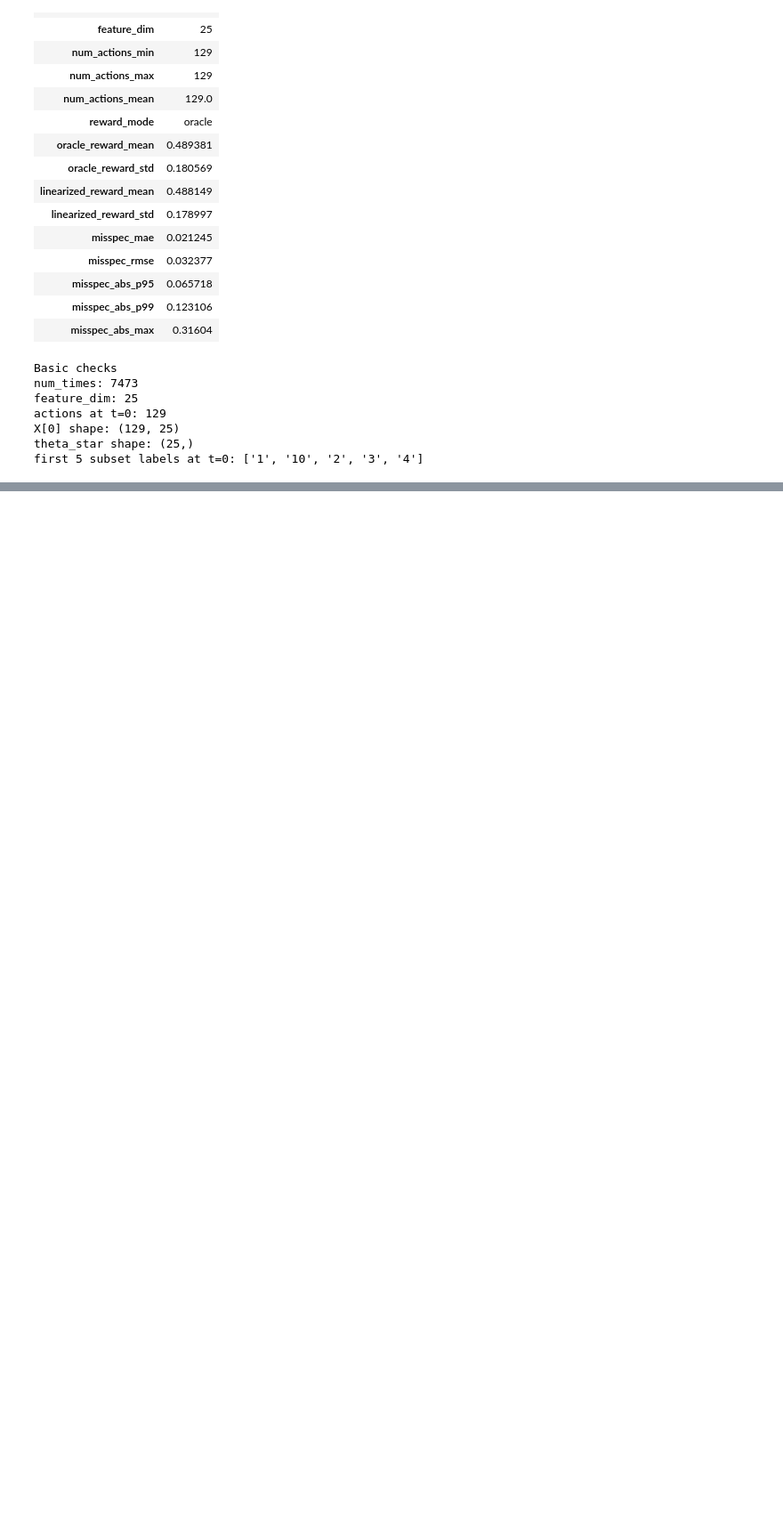
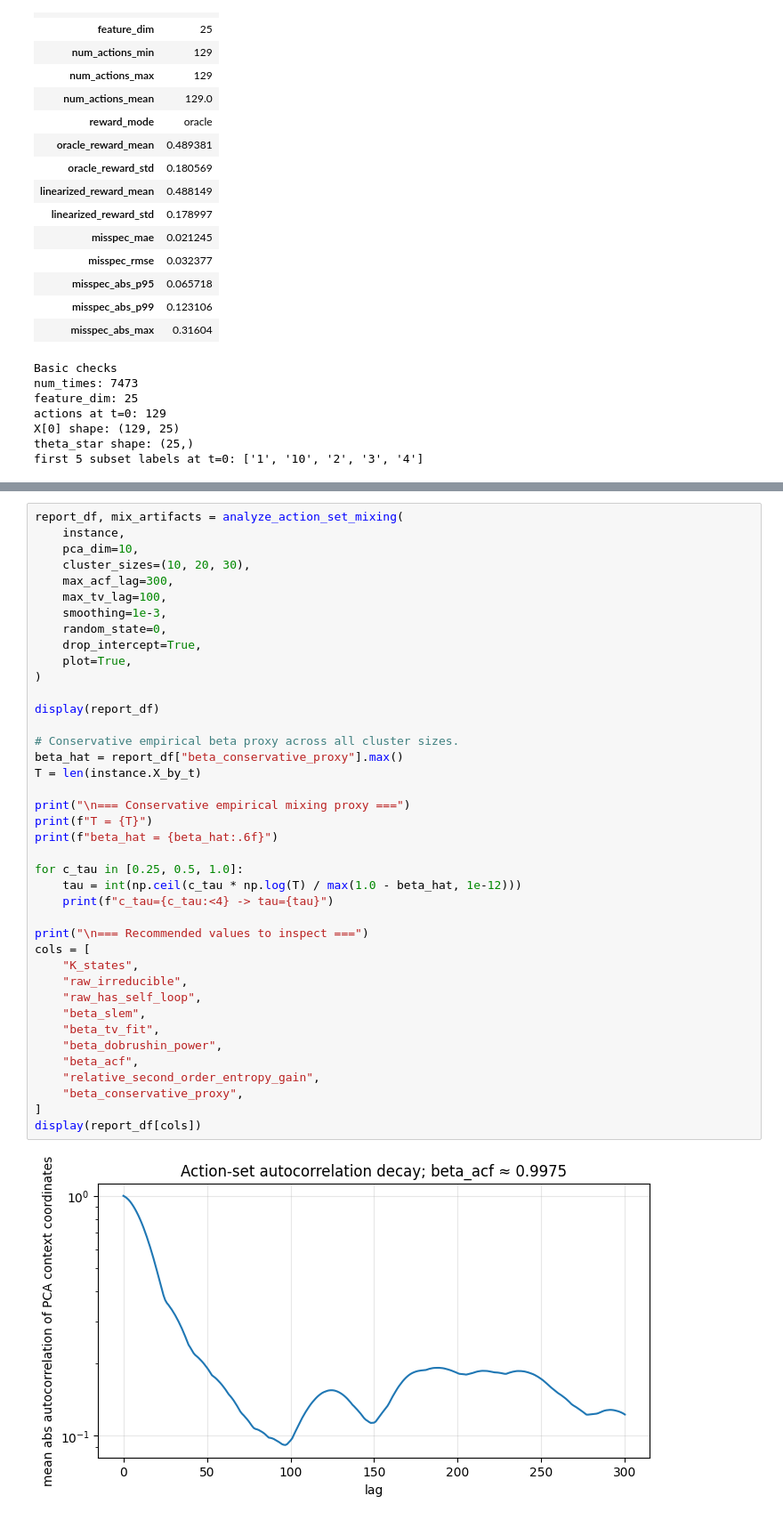
Before and after one commit to kaanbkalayci/MarkovianBandits, a Jupyter notebook: notebooks/Vehicle-Bandit_instance.ipynb, the cells around one changed output, grey strips where cells are left out. Shown at 89% size. Cells and saved outputs as stored; diff of their text form; blank space fills up the shorter version.

```diff
--- a/notebooks/Vehicle-Bandit_instance.ipynb
+++ b/notebooks/Vehicle-Bandit_instance.ipynb
@@ -163,0 +1275,42 @@ plt.show()
+# %%
+report_df, mix_artifacts = analyze_action_set_mixing(
+    instance,
+    pca_dim=10,
+    cluster_sizes=(10, 20, 30),
+    max_acf_lag=300,
+    max_tv_lag=100,
+    smoothing=1e-3,
+    random_state=0,
+    drop_intercept=True,
+    plot=True,
+)
+
+display(report_df)
+
+# Conservative empirical beta proxy across all cluster sizes.
+beta_hat = report_df["beta_conservative_proxy"].max()
+T = len(instance.X_by_t)
+
+print("\n=== Conservative empirical mixing proxy ===")
+print(f"T = {T}")
+print(f"beta_hat = {beta_hat:.6f}")
+
+for c_tau in [0.25, 0.5, 1.0]:
+    tau = int(np.ceil(c_tau * np.log(T) / max(1.0 - beta_hat, 1e-12)))
+    print(f"c_tau={c_tau:<4} -> tau={tau}")
+
+print("\n=== Recommended values to inspect ===")
+cols = [
+    "K_states",
+    "raw_irreducible",
+    "raw_has_self_loop",
+    "beta_slem",
+    "beta_tv_fit",
+    "beta_dobrushin_power",
+    "beta_acf",
+    "relative_second_order_entropy_gain",
+    "beta_conservative_proxy",
+]
+display(report_df[cols])
+# %% [output]
+[figure, added]
```
Also changed, not shown: parts of 11 cells of this notebook.
